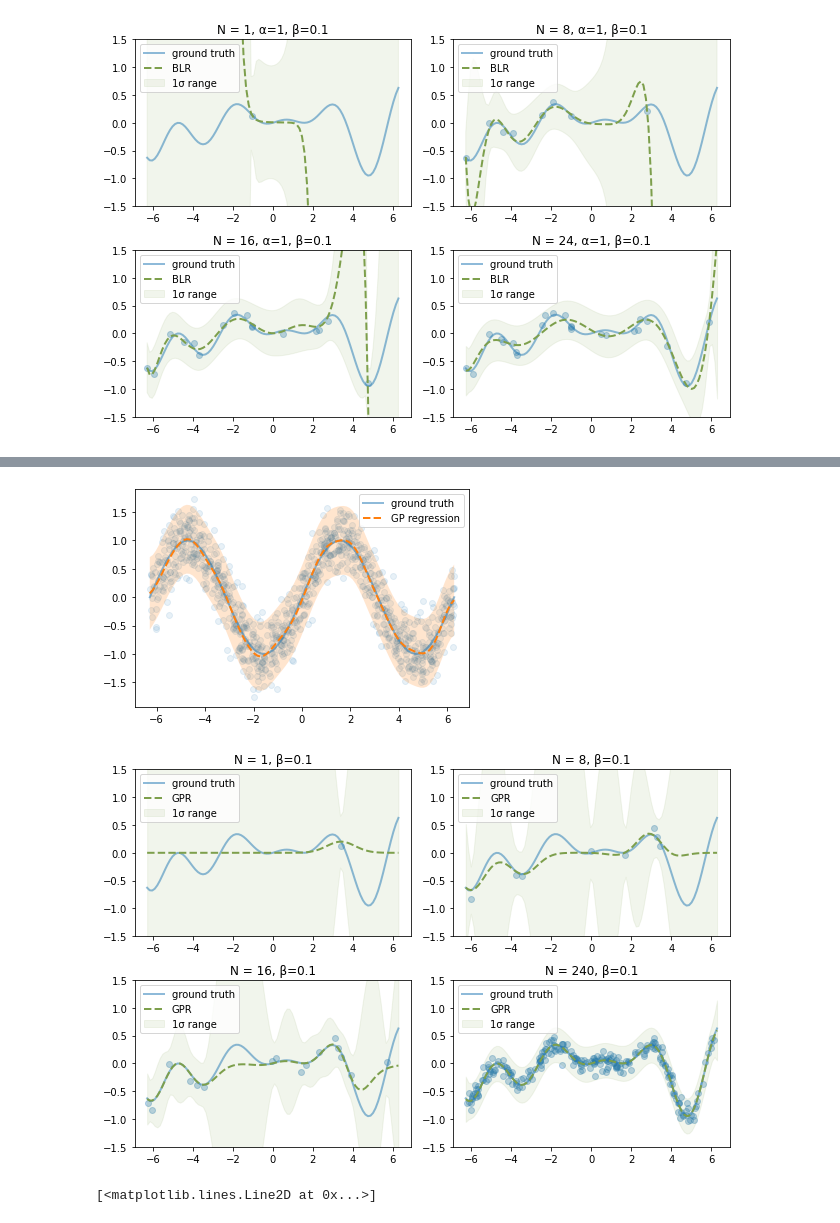
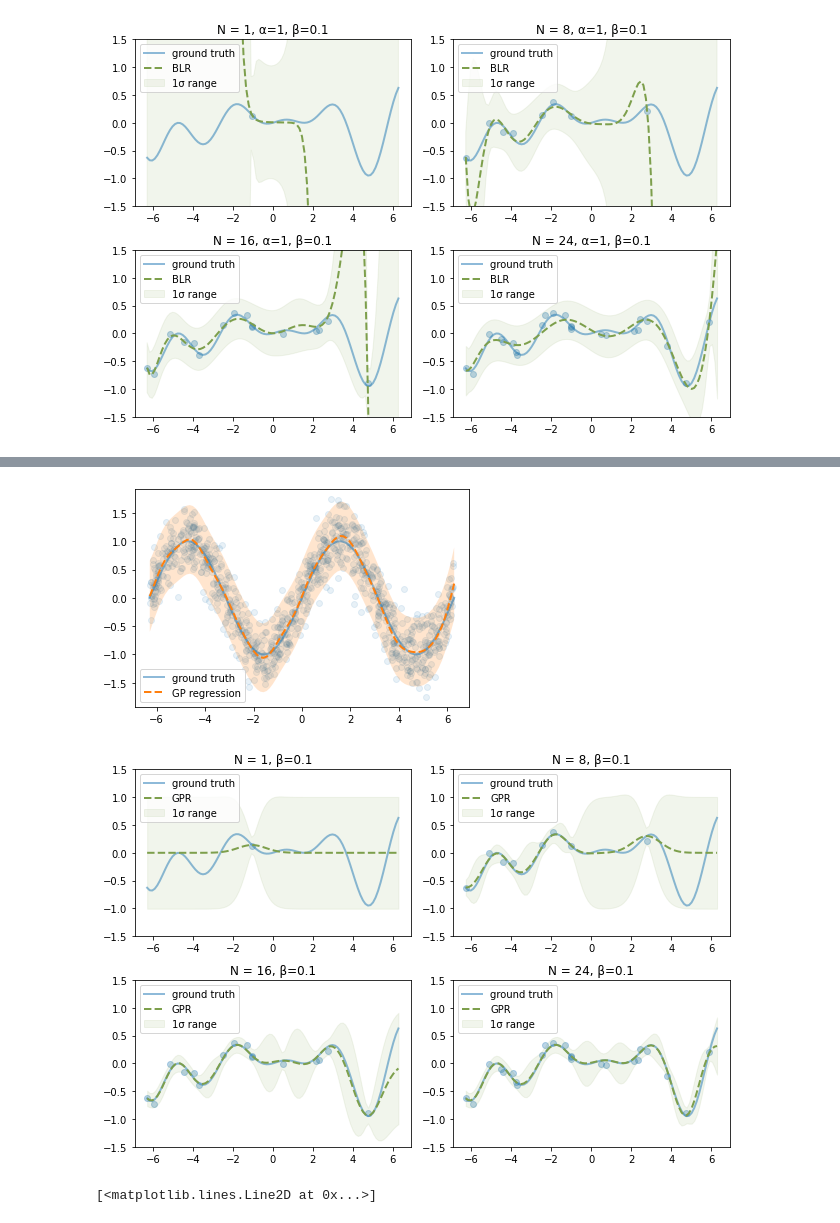
Before and after one commit to h16ki/ising, a Jupyter notebook: src/bayes.ipynb, the cells around one changed output, grey strips where cells are left out. Drawn from its saved outputs; the diff is of its cells as text; code cells hidden in the pictures.

```diff
--- a/src/bayes.ipynb
+++ b/src/bayes.ipynb
@@ -689,0 +715,15 @@ where $\Phi_{in}$ is the design matrix.
+# %%
+import numpy as np
+import scipy as sp
+import matplotlib.pyplot as plt
+
+def matern(nu, x, theta):
+    r = np.sqrt(2*nu) * np.abs(x) / theta
+    return 2**(1-nu) / sp.special.gamma(nu) * r**nu * sp.special.kv(nu, r)
+
+
+psuedo_infinity = 100
+x = np.linspace(-4, 4, 200)
+for n in [psuedo_infinity]:
+    plt.plot(x, matern(n, x, 1))
+    plt.plot(x, np.exp(-x**2/2), linestyle="-.")
@@ -744,7 +786,7 @@ class LinearRegression():
 if __name__ == '__main__':
     import matplotlib.pyplot as plt
 
-    np.random.seed(seed=72)
+    np.random.seed(seed=1)
     N = 1000
     x = 2.0 * np.pi * np.sort(2*np.random.rand(N)-1)
     # fn = lambda x: 0.1 * x * (np.sin(x) + np.cos(2*x))
@@ -772,46 +814,46 @@ if __name__ == '__main__':
     plt.show()
     # print(np.diag(var))
 # %% [output]
-[figure, old version]
+[figure, new version]
 # %%
 from matplotlib.backends.backend_pdf import PdfPages
 
-np.random.seed(seed=10)
-N = 240
+np.random.seed(seed=1)
+N = 24
 train_x = 2.0 * np.pi * (2*np.random.rand(N)-1)
 noise = np.random.normal(0, 0.1, N)
 target = lambda x: 0.1 * x * (np.sin(x) + np.cos(2*x))
 fig = plt.figure(figsize=(9,6))
 fname = "gaussian_process_regression.pdf"
 
-for i, n in enumerate([1, 8, 16, 240]):
+for i, n in enumerate([1, 8, 16, 24]):
     ax = fig.add_subplot(2, 2, i+1)
     x = train_x[:n]
     y = target(x)
     ax.scatter(x, y+noise[:n], alpha=0.3)
 
     rg = LinearRegression(model="gaussian", train=Train(inputs=x, targets=y), noise=(0, 0.1))
     x = 2.0 * np.pi * np.linspace(-1, 1, 100)
     # y = rg.regression(x)
     y, cov = rg.regression(x)
     var = np.diag(cov)
 
     ax.plot(x, target(x), alpha=0.5, label="ground truth", linewidth=2)
 
     ax.plot(x, y, label="GPR", c="#7d9f4c", linestyle="--", linewidth=2)
     # plt.plot(x, y + np.sqrt(var), alpha=0.5)
     # plt.plot(x, y - np.sqrt(var), alpha=0.5)
-    ax.fill_between(x, y + 3*np.sqrt(var), y - 3*np.sqrt(var), alpha=0.1, color="#7d9f4c", label="1σ range")
+    ax.fill_between(x, y + np.sqrt(var), y - np.sqrt(var), alpha=0.1, color="#7d9f4c", label="1σ range")
     ax.set_ylim(-1.5, 1.5)
     ax.legend()
     ax.set_title(f"N = {n}, β=0.1")
 
 plt.tight_layout()
 plt.show()
 with PdfPages("images/"+fname) as pdf:
     pdf.savefig(fig)
 # %% [output]
-[figure, old version]
+[figure, new version]
 # %%
 def foo(x, mean, std):
     return np.exp(-0.5*(x-mean)**2/std**2) / (std * (np.sqrt(2*np.pi)))
```
Also changed, not shown: parts of 8 cells of this notebook, 5 other files.
